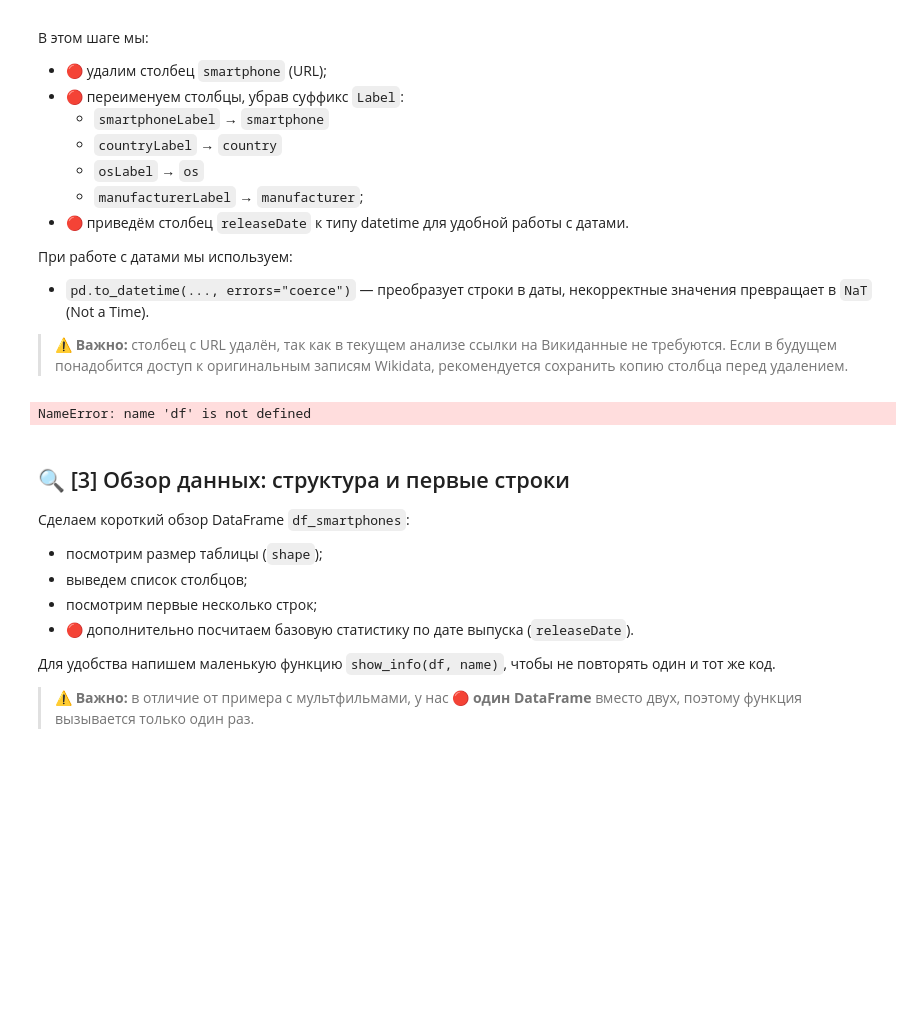
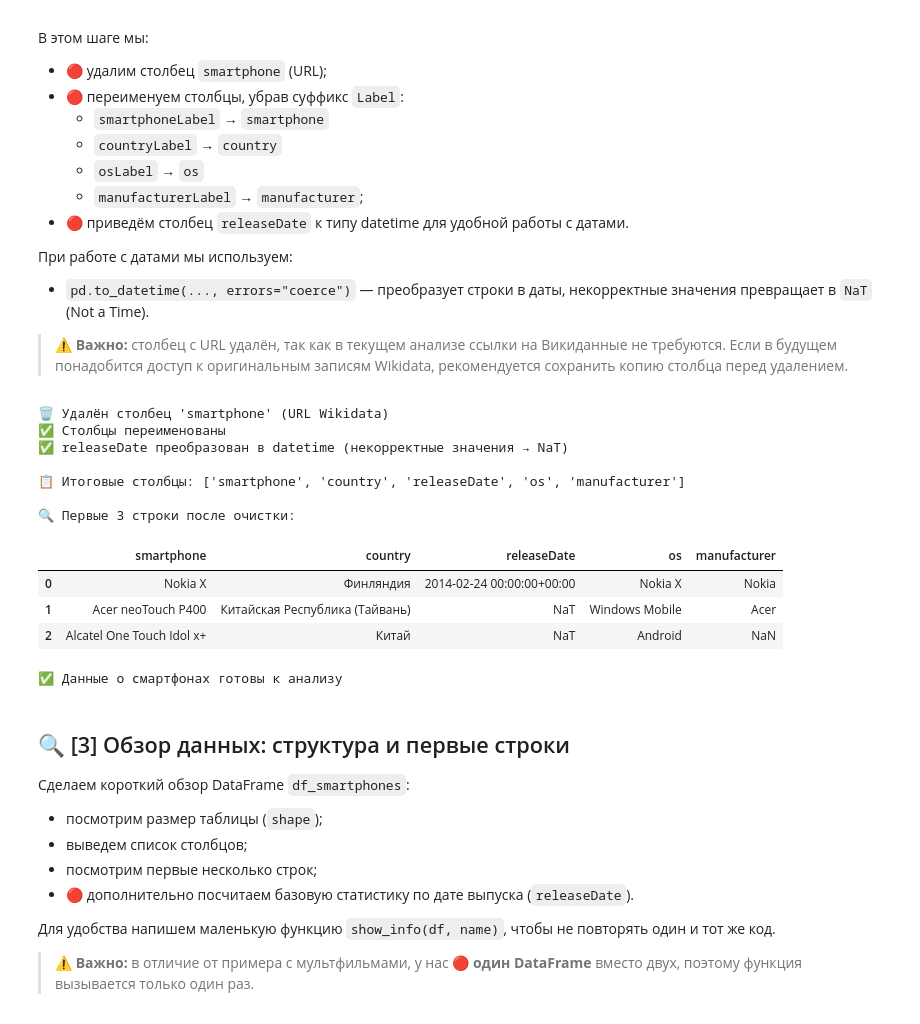
Before and after one commit to valeriachernaya/python-ai-Valeria-Chernaya, a Jupyter notebook: notebooks/week2b_read_csv.ipynb, the cells around one changed output. Cells and saved outputs as stored; diff of their text form; code cells hidden in the pictures; blank space fills up the shorter version.

```diff
--- a/notebooks/week2b_read_csv.ipynb
+++ b/notebooks/week2b_read_csv.ipynb
@@ -92,36 +92,46 @@ if "smartphoneLabel" in df_smartphones.columns or "countryLabel" in df_smartphon
 
     # 🔴 УДАЛЯЕМ: столбец с URL (smartphone), так как он не нужен для анализа
     if "smartphone" in df_smartphones.columns:
-        df_smartphones = df.rename(columns={'smartphone': 'URL'}, inplace=True)
-
+        df_smartphones = df_smartphones.drop(columns=["smartphone"])
         print("🗑️ Удалён столбец 'smartphone' (URL Wikidata)")
 
     # 🔴 ПЕРЕИМЕНОВЫВАЕМ: убираем суффикс Label
     df_smartphones = df_smartphones.rename(columns={
         "smartphoneLabel": "smartphone",    # ← убираем Label
         "countryLabel": "country",
         "osLabel": "os",
         "manufacturerLabel": "manufacturer",
     })
     print("✅ Столбцы переименованы")
 
     # 🔴 ОБРАБАТЫВАЕМ ДАТУ: приводим releaseDate к типу datetime
     df_smartphones["releaseDate"] = pd.to_datetime(
         df_smartphones["releaseDate"], errors="coerce"
     )
     print("✅ releaseDate преобразован в datetime (некорректные значения → NaT)")
 
     # 🔴 БЫСТРАЯ ПРОВЕРКА: смотрим результат
     print("\n📋 Итоговые столбцы:", df_smartphones.columns.tolist())
     print("\n🔍 Первые 3 строки после очистки:")
     display(df_smartphones.head(3))
 
 else:
     print("⏭️ Данные уже очищены, пропускаем шаг")
 
 print("\n✅ Данные о смартфонах готовы к анализу")
 # %% [output]
-NameError: name 'df' is not defined
+🗑️ Удалён столбец 'smartphone' (URL Wikidata)
+✅ Столбцы переименованы
+✅ releaseDate преобразован в datetime (некорректные значения → NaT)
+
+📋 Итоговые столбцы: ['smartphone', 'country', 'releaseDate', 'os', 'manufacturer']
+
+🔍 Первые 3 строки после очистки:
+|  | smartphone | country | releaseDate | os | manufacturer |
+| 0 | Nokia X | Финляндия | 2014-02-24 00:00:00+00:00 | Nokia X | Nokia |
+| 1 | Acer neoTouch P400 | Китайская Республика (Тайвань) | NaT | Windows Mobile | Acer |
+| 2 | Alcatel One Touch Idol x+ | Китай | NaT | Android | NaN |
+✅ Данные о смартфонах готовы к анализу
 # %% [markdown]
 ## 🔍 [3] Обзор данных: структура и первые строки
 
```
